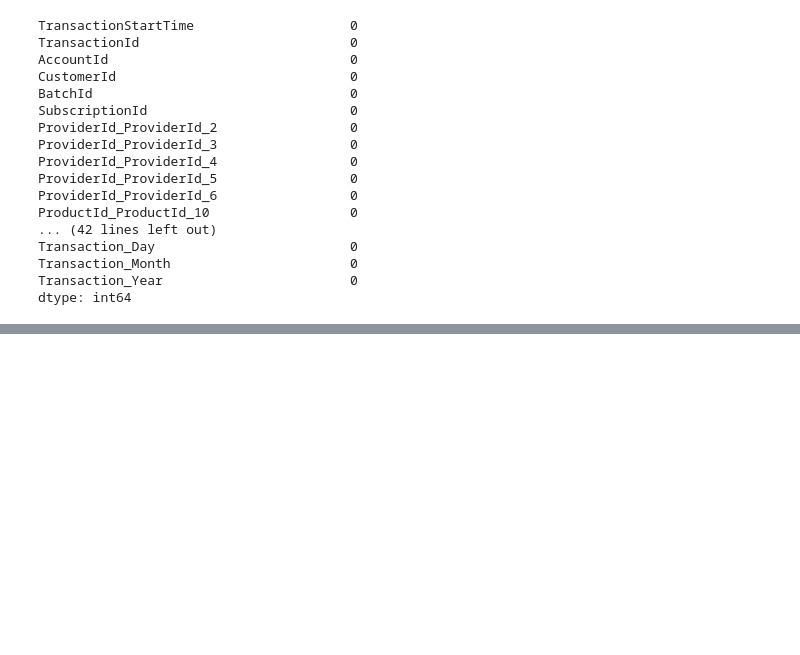
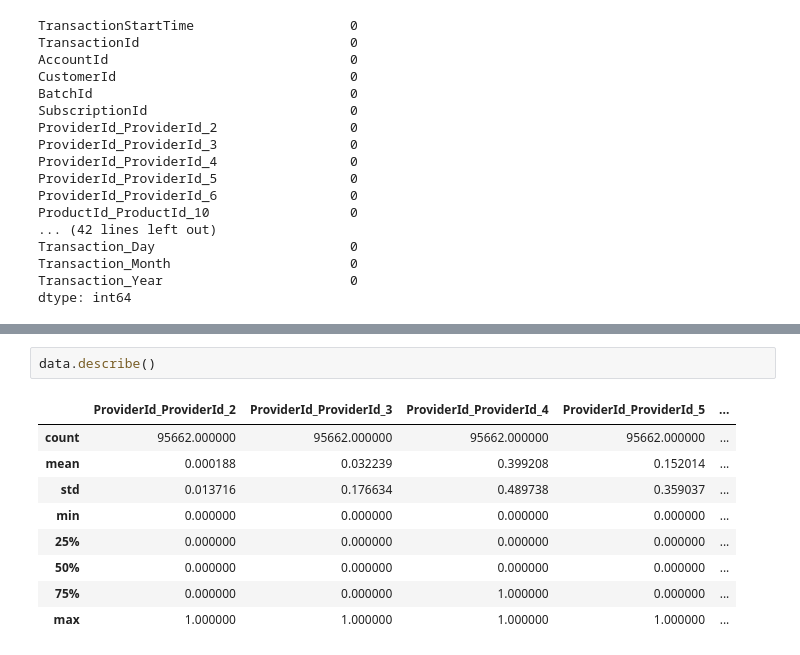
Before and after one commit to hanaDemma/Credit-Scoring_and_Risk-Analysis-week-6, a Jupyter notebook: notebooks/exploratory_analysis.ipynb, the cells around one changed output, grey strips where cells are left out. Cells and saved outputs as stored; diff of their text form; blank space fills up the shorter version.

```diff
--- a/notebooks/exploratory_analysis.ipynb
+++ b/notebooks/exploratory_analysis.ipynb
@@ -407,0 +430,12 @@ dtype: int64
+# %%
+data.describe()
+# %% [output]
+|  | ProviderId_ProviderId_2 | ProviderId_ProviderId_3 | ProviderId_ProviderId_4 | ProviderId_ProviderId_5 | ... |
+| count | 95662.000000 | 95662.000000 | 95662.000000 | 95662.000000 | ... |
+| mean | 0.000188 | 0.032239 | 0.399208 | 0.152014 | ... |
+| std | 0.013716 | 0.176634 | 0.489738 | 0.359037 | ... |
+| min | 0.000000 | 0.000000 | 0.000000 | 0.000000 | ... |
+| 25% | 0.000000 | 0.000000 | 0.000000 | 0.000000 | ... |
+| 50% | 0.000000 | 0.000000 | 0.000000 | 0.000000 | ... |
+| 75% | 0.000000 | 0.000000 | 1.000000 | 0.000000 | ... |
+| max | 1.000000 | 1.000000 | 1.000000 | 1.000000 | ... |
```
Also changed, not shown: parts of 6 cells of this notebook, 1 other file.
